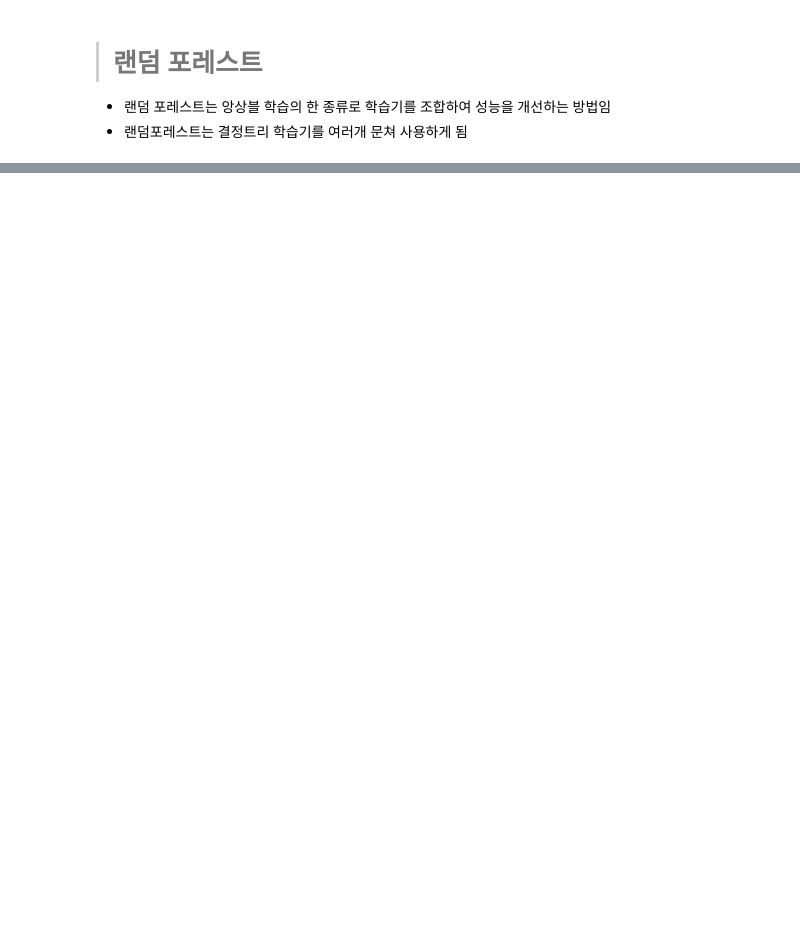
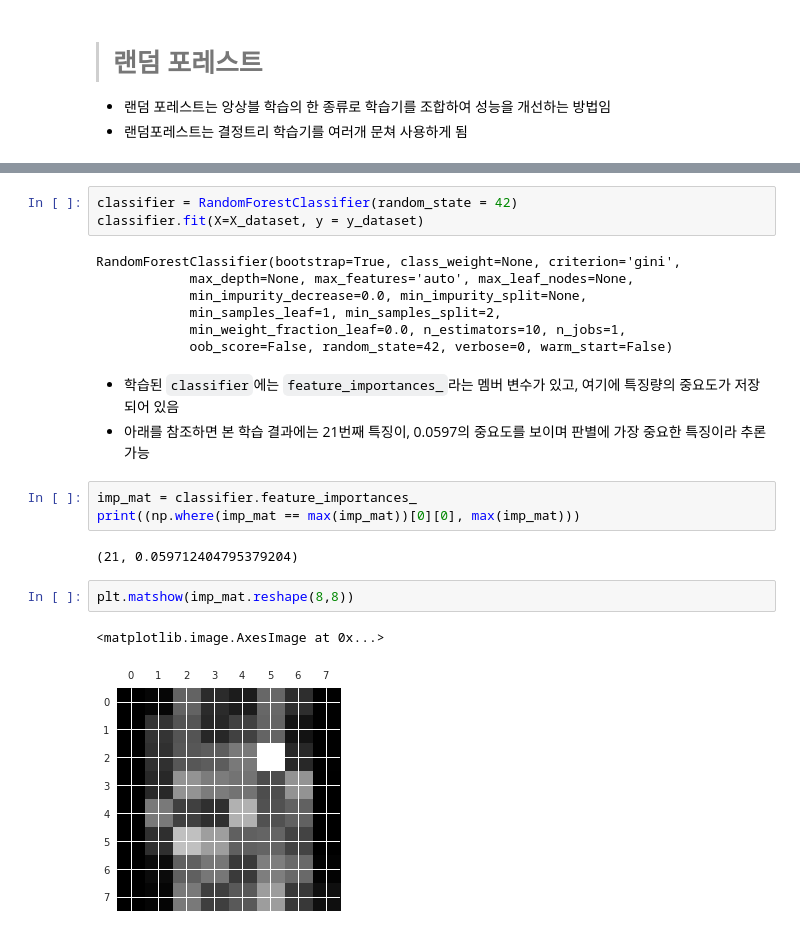
Before and after one commit to kookoowaa/ML_with_GCP, a Jupyter notebook: 05-4 Random forest.ipynb, the cells around one changed output, grey strips where cells are left out. Drawn from its saved outputs; the diff is of its cells as text; blank space fills up the shorter version.

```diff
--- a/05-4 Random forest.ipynb
+++ b/05-4 Random forest.ipynb
@@ -47,0 +124,23 @@ def plot_boundary2(clf):
+# %%
+classifier = RandomForestClassifier(random_state = 42)
+classifier.fit(X=X_dataset, y = y_dataset)
+# %% [output]
+RandomForestClassifier(bootstrap=True, class_weight=None, criterion='gini',
+            max_depth=None, max_features='auto', max_leaf_nodes=None,
+            min_impurity_decrease=0.0, min_impurity_split=None,
+            min_samples_leaf=1, min_samples_split=2,
+            min_weight_fraction_leaf=0.0, n_estimators=10, n_jobs=1,
+            oob_score=False, random_state=42, verbose=0, warm_start=False)
+# %% [markdown]
+- 학습된 `classifier`에는 `feature_importances_`라는 멤버 변수가 있고, 여기에 특징량의 중요도가 저장되어 있음
+- 아래를 참조하면 본 학습 결과에는 21번째 특징이, 0.0597의 중요도를 보이며 판별에 가장 중요한 특징이라 추론 가능
+# %%
+imp_mat = classifier.feature_importances_
+print((np.where(imp_mat == max(imp_mat))[0][0], max(imp_mat)))
+# %% [output]
+(21, 0.059712404795379204)
+# %%
+plt.matshow(imp_mat.reshape(8,8))
+# %% [output]
+<matplotlib.image.AxesImage at 0x...>
+[figure, added]
```
Also changed, not shown: parts of 13 cells of this notebook.
